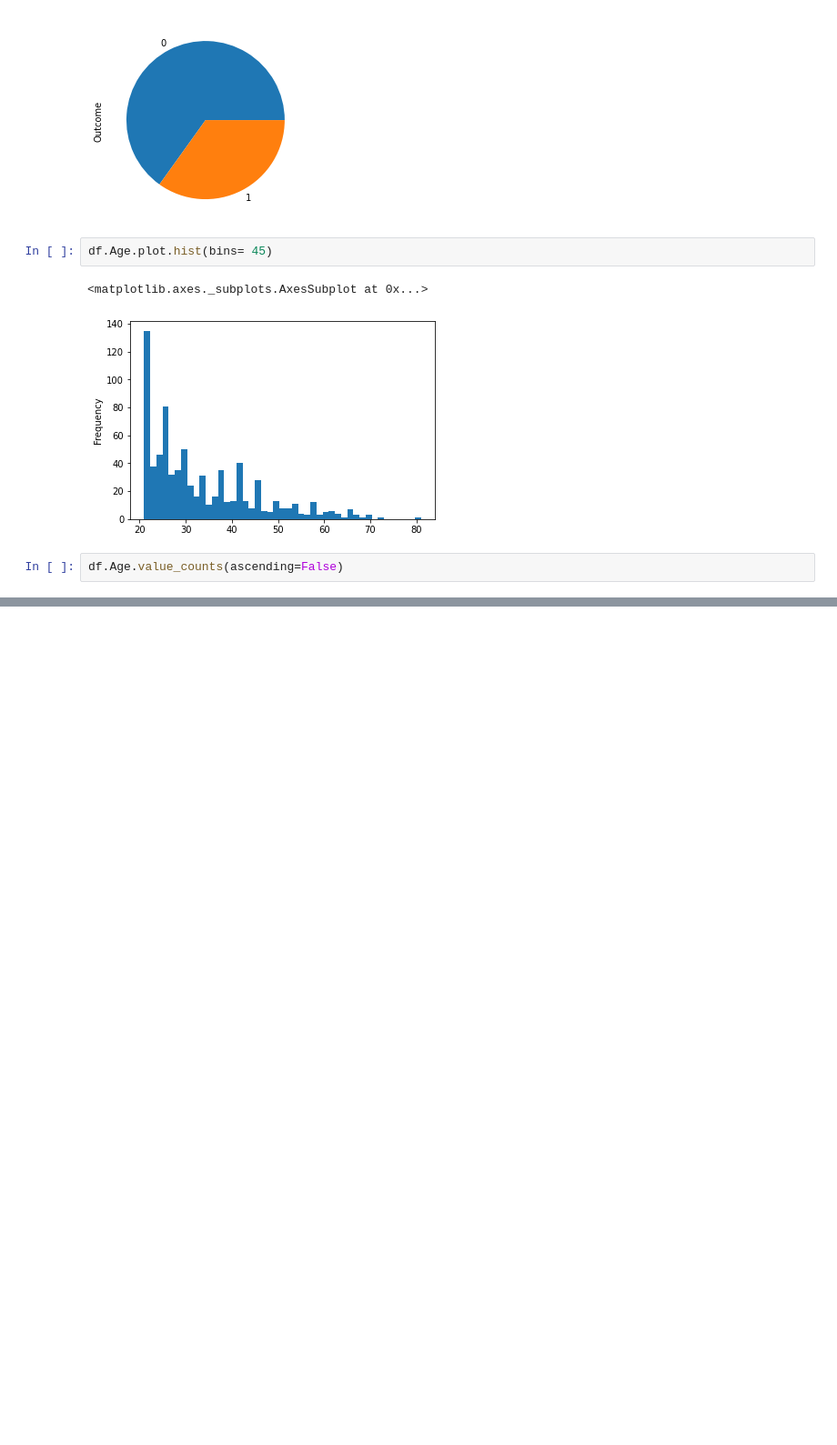
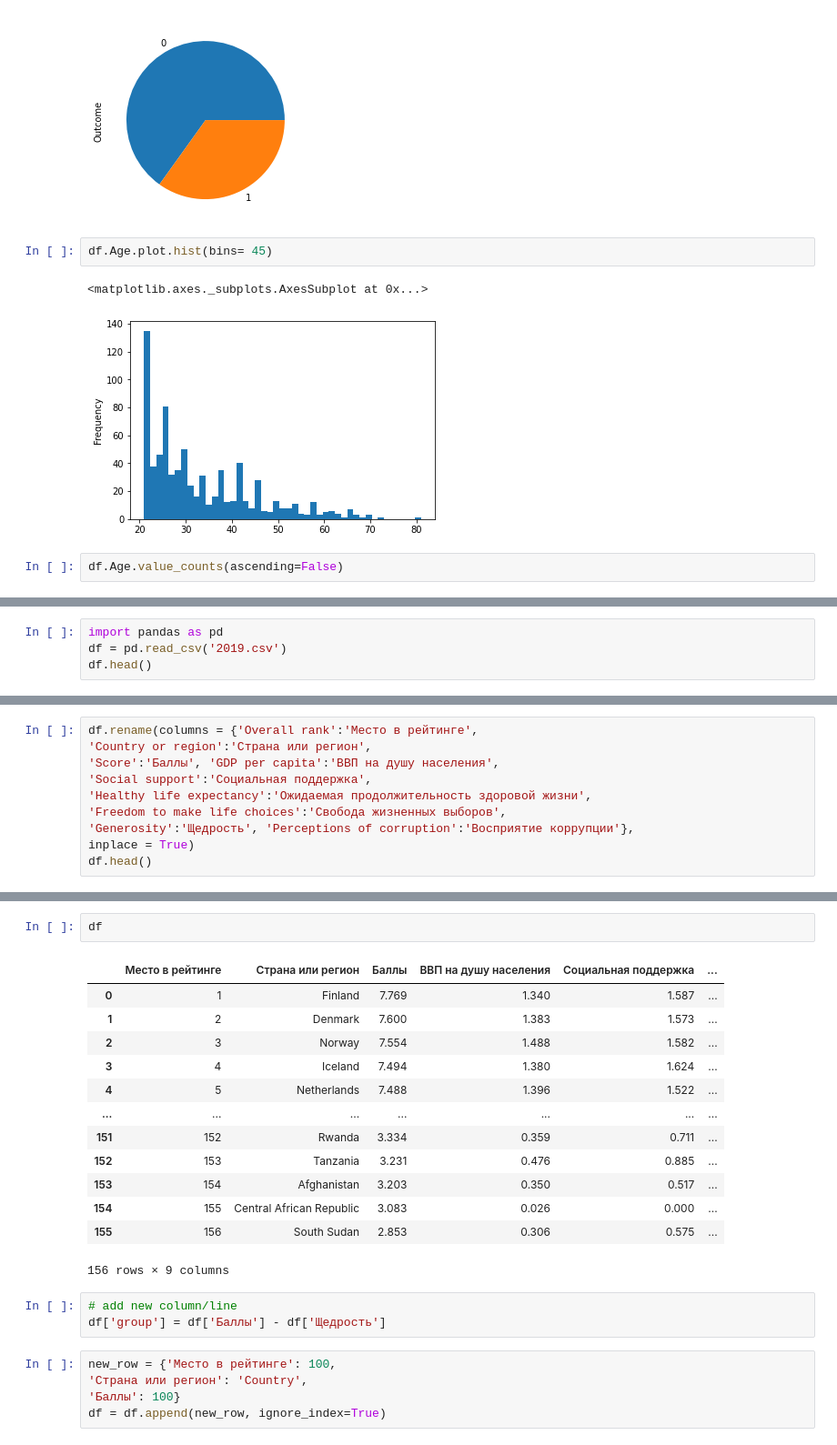
Before and after one commit to Vitalyastiy/courses, a Jupyter notebook: pandas/.Pandas_рабочие тетрадки.ipynb, the cells around one changed output, grey strips where cells are left out. Shown at 91% size. Drawn from its saved outputs; the diff is of its cells as text; blank space fills up the shorter version.

```diff
--- a/pandas/.Pandas_рабочие тетрадки.ipynb
+++ b/pandas/.Pandas_рабочие тетрадки.ipynb
@@ -52,0 +62,4 @@ df.Age.value_counts(ascending=False)
+# %%
+import pandas as pd
+df = pd.read_csv('2019.csv')
+df.head()
@@ -52,0 +91,10 @@ df.Age.value_counts(ascending=False)
+# %%
+df.rename(columns = {'Overall rank':'Место в рейтинге',
+'Country or region':'Страна или регион',
+'Score':'Баллы', 'GDP per capita':'ВВП на душу населения',
+'Social support':'Социальная поддержка',
+'Healthy life expectancy':'Ожидаемая продолжительность здоровой жизни',
+'Freedom to make life choices':'Свобода жизненных выборов',
+'Generosity':'Щедрость', 'Perceptions of corruption':'Восприятие коррупции'},
+inplace = True)
+df.head()
@@ -52,0 +155,24 @@ df.Age.value_counts(ascending=False)
+# %%
+df
+# %% [output]
+|  | Место в рейтинге | Страна или регион | Баллы | ВВП на душу населения | Социальная поддержка | ... |
+| 0 | 1 | Finland | 7.769 | 1.340 | 1.587 | ... |
+| 1 | 2 | Denmark | 7.600 | 1.383 | 1.573 | ... |
+| 2 | 3 | Norway | 7.554 | 1.488 | 1.582 | ... |
+| 3 | 4 | Iceland | 7.494 | 1.380 | 1.624 | ... |
+| 4 | 5 | Netherlands | 7.488 | 1.396 | 1.522 | ... |
+| ... | ... | ... | ... | ... | ... | ... |
+| 151 | 152 | Rwanda | 3.334 | 0.359 | 0.711 | ... |
+| 152 | 153 | Tanzania | 3.231 | 0.476 | 0.885 | ... |
+| 153 | 154 | Afghanistan | 3.203 | 0.350 | 0.517 | ... |
+| 154 | 155 | Central African Republic | 3.083 | 0.026 | 0.000 | ... |
+| 155 | 156 | South Sudan | 2.853 | 0.306 | 0.575 | ... |
+156 rows × 9 columns
+# %%
+# add new column/line
+df['group'] = df['Баллы'] - df['Щедрость']
+# %%
+new_row = {'Место в рейтинге': 100,
+'Страна или регион': 'Country',
+'Баллы': 100}
+df = df.append(new_row, ignore_index=True)
```
Also changed, not shown: parts of 29 cells of this notebook.
